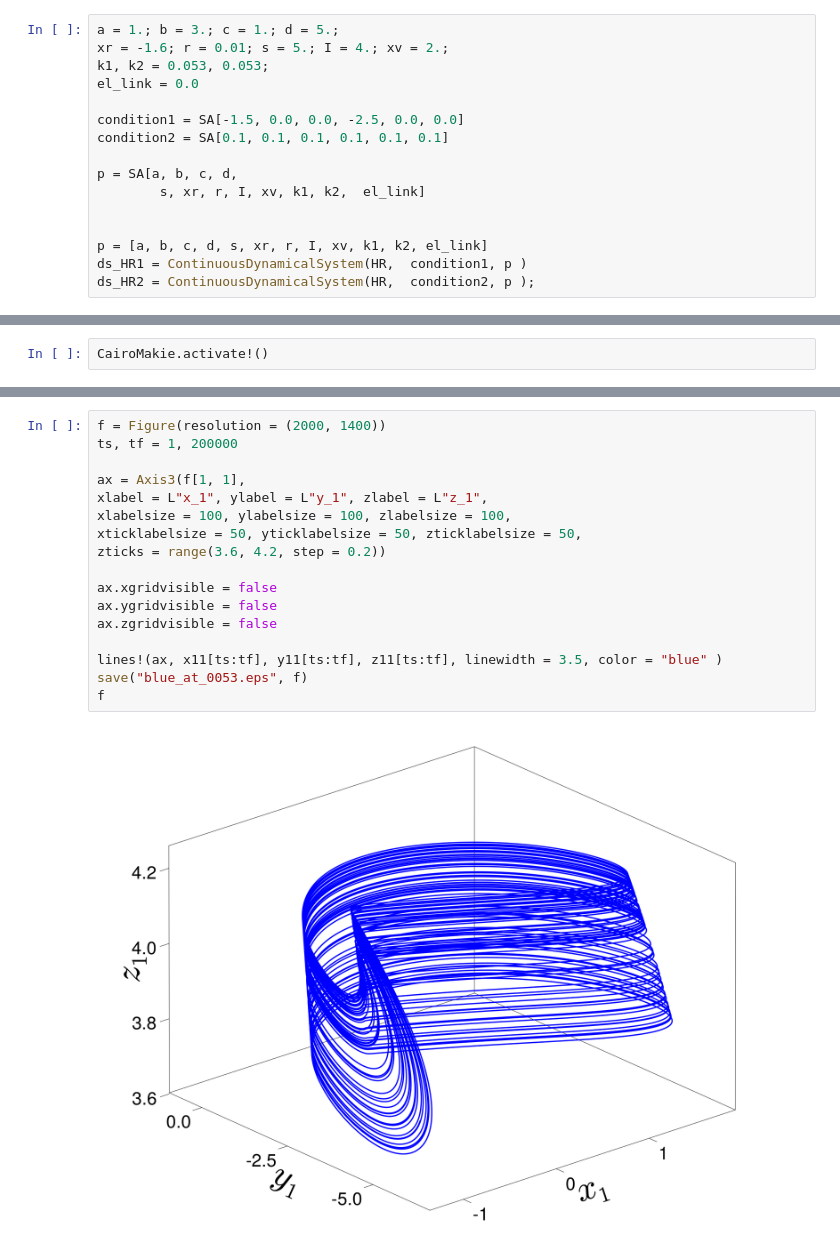
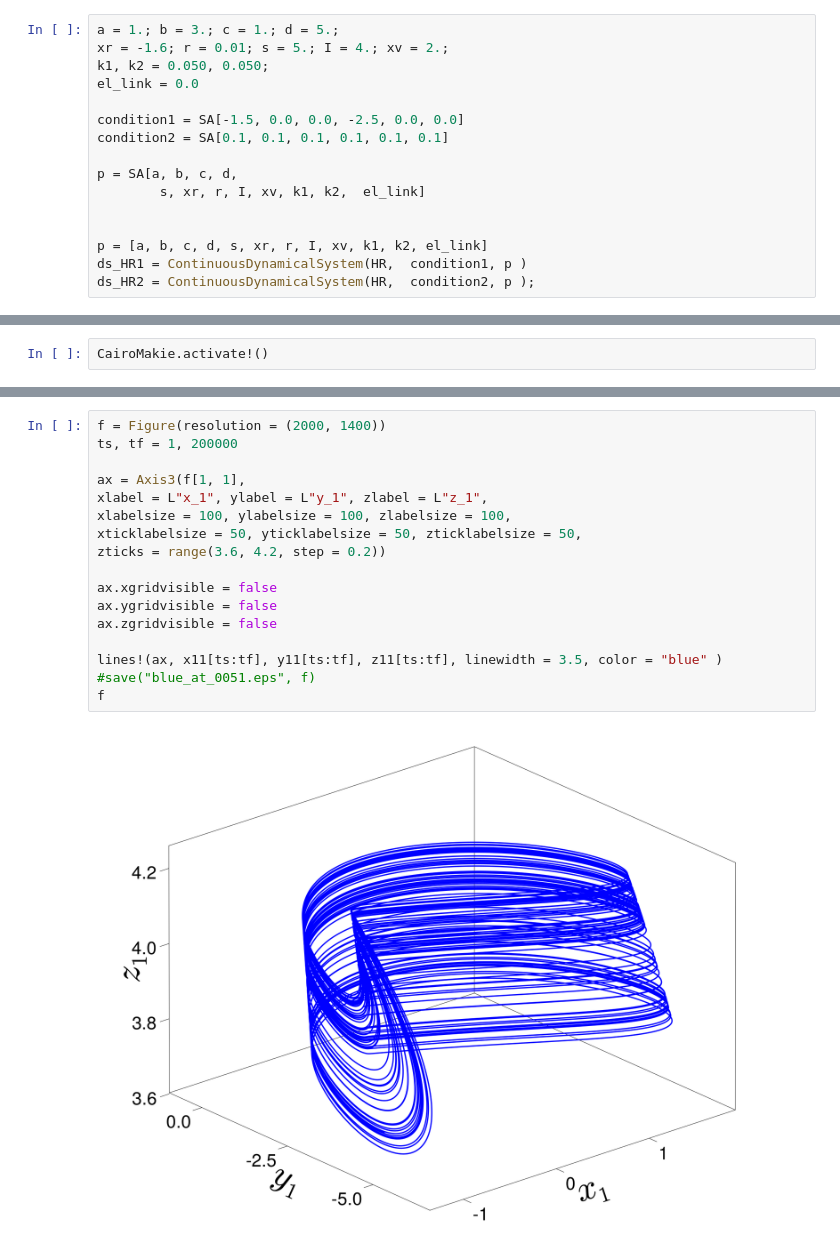
Before and after one commit to SergeyNovak777/dynamical-systems, a Jupyter notebook: Hindmarrh Rose/timeseries, projection/Projection, timeseries for orbit diagram from article.ipynb, the cells around one changed output, grey strips where cells are left out. Saved outputs shown, nothing was run; the diff lists cells and outputs as text.

```diff
--- a/Hindmarrh Rose/timeseries, projection/Projection, timeseries for orbit diagram from article.ipynb
+++ b/Hindmarrh Rose/timeseries, projection/Projection, timeseries for orbit diagram from article.ipynb
@@ -28,7 +28,7 @@ HR (generic function with 1 method)
 # %%
 a = 1.; b = 3.; c = 1.; d = 5.;
 xr = -1.6; r = 0.01; s = 5.; I = 4.; xv = 2.;
-k1, k2 = 0.053, 0.053;
+k1, k2 = 0.050, 0.050;
 el_link = 0.0
 
 condition1 = SA[-1.5, 0.0, 0.0, -2.5, 0.0, 0.0]
@@ -111,22 +111,22 @@ f
 # %%
 f = Figure(resolution = (2000, 1400))
 ts, tf = 1, 200000
 
 ax = Axis3(f[1, 1],
 xlabel = L"x_1", ylabel = L"y_1", zlabel = L"z_1",
 xlabelsize = 100, ylabelsize = 100, zlabelsize = 100,
 xticklabelsize = 50, yticklabelsize = 50, zticklabelsize = 50,
 zticks = range(3.6, 4.2, step = 0.2))
 
 ax.xgridvisible = false
 ax.ygridvisible = false
 ax.zgridvisible = false
 
 lines!(ax, x11[ts:tf], y11[ts:tf], z11[ts:tf], linewidth = 3.5, color = "blue" )
-save("blue_at_0053.eps", f)
+#save("blue_at_0051.eps", f)
 f
 # %% [output]
-[figure, old version]
+[figure, new version]
 # %%
 f = Figure(resolution = (2000, 1000))
 
```
Also changed, not shown: parts of 10 cells of this notebook, 23 other files.
